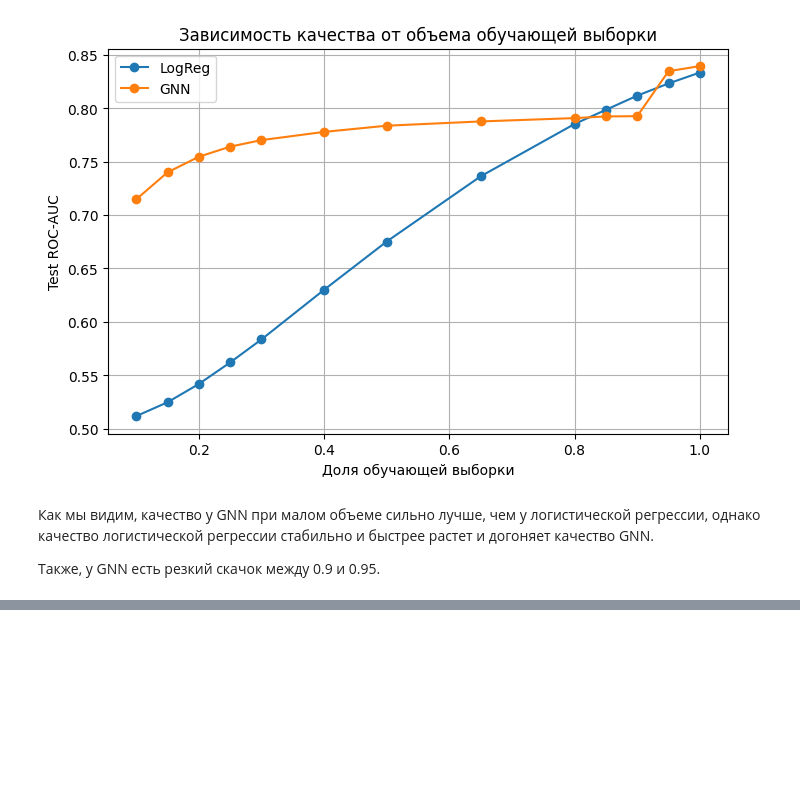
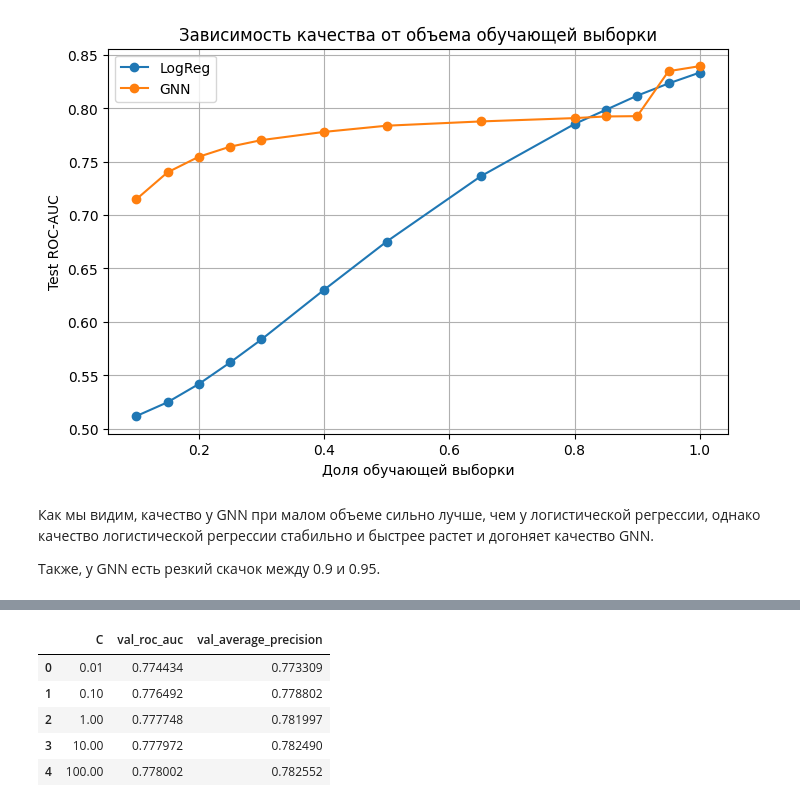
Before and after one commit to AlexeyEmelyan0v/link_prediction_gnn_1, a Jupyter notebook: link_prediction_gnn_1.ipynb, the cells around one changed output, grey strips where cells are left out. Drawn from its saved outputs; the diff is of its cells as text; code cells hidden in the pictures; blank space fills up the shorter version.

```diff
--- a/link_prediction_gnn_1.ipynb
+++ b/link_prediction_gnn_1.ipynb
@@ -48,6 +49,13 @@ G_directed_weighted = nx.read_graphml(path)
 G = nx.Graph()
 G.add_nodes_from(G_directed_weighted.nodes())
 G.add_edges_from(G_directed_weighted.edges())
+# %%
+G_rus_directed_weighted = nx.read_graphml(rus_path)
+G_rus_weighted = nx.DiGraph()
+G_rus_weighted.add_nodes_from(G_rus_directed_weighted.nodes())
+
+for u, v, edge_data in G_rus_directed_weighted.edges(data=True):
+    G_rus_weighted.add_edge(u, v, weight=float(edge_data["Weight"]))
 # %% [markdown]
 ### 1. Cравнение GNN с простейшей моделью, основанной на лог. регрессии и структурных признаках для неориетированного, невзешенного графа
 # %%
@@ -4041,0 +4052,3 @@ plt.show()
+# %%
+for u, v, edge_data in list(G_rus_weighted.edges(data=True))[:10]:
+    print(u, "->", v, edge_data)
@@ -4041,0 +4066,10 @@ plt.show()
+# %%
+RANDOM_STATE = 42
+TEST_SIZE = 0.2
+VAL_SIZE = 0.1
+C_VALUES = [0.01, 0.1, 1.0, 10.0, 100.0]
+
+G_rus = G_rus_weighted
+
+print("Russian graph nodes:", G_rus.number_of_nodes())
+print("Russian graph edges:", G_rus.number_of_edges())
@@ -4041,0 +4313,42 @@ plt.show()
+# %%
+logreg_results_rus = []
+best_c_rus = None
+best_val_auc_rus = -1.0
+logreg_model_rus = None
+
+for c_value in C_VALUES:
+    candidate_model = Pipeline([
+        ("scaler", StandardScaler()),
+        ("logreg", LogisticRegression(
+            penalty="l2",
+            C=c_value,
+            max_iter=1000,
+            random_state=RANDOM_STATE
+        ))
+    ])
+
+    candidate_model.fit(X_train, train_labels)
+    val_score = candidate_model.predict_proba(X_val)[:, 1]
+    val_auc = roc_auc_score(val_labels, val_score)
+    val_ap = average_precision_score(val_labels, val_score)
+
+    logreg_results_rus.append({
+        "C": c_value,
+        "val_roc_auc": val_auc,
+        "val_average_precision": val_ap
+    })
+
+    if val_auc > best_val_auc_rus:
+        best_val_auc_rus = val_auc
+        best_c_rus = c_value
+        logreg_model_rus = candidate_model
+
+logreg_results_rus = pd.DataFrame(logreg_results_rus)
+logreg_results_rus
+# %% [output]
+|  | C | val_roc_auc | val_average_precision |
+| 0 | 0.01 | 0.774434 | 0.773309 |
+| 1 | 0.10 | 0.776492 | 0.778802 |
+| 2 | 1.00 | 0.777748 | 0.781997 |
+| 3 | 10.00 | 0.777972 | 0.782490 |
+| 4 | 100.00 | 0.778002 | 0.782552 |
```
Also changed, not shown: parts of 18 cells of this notebook.
